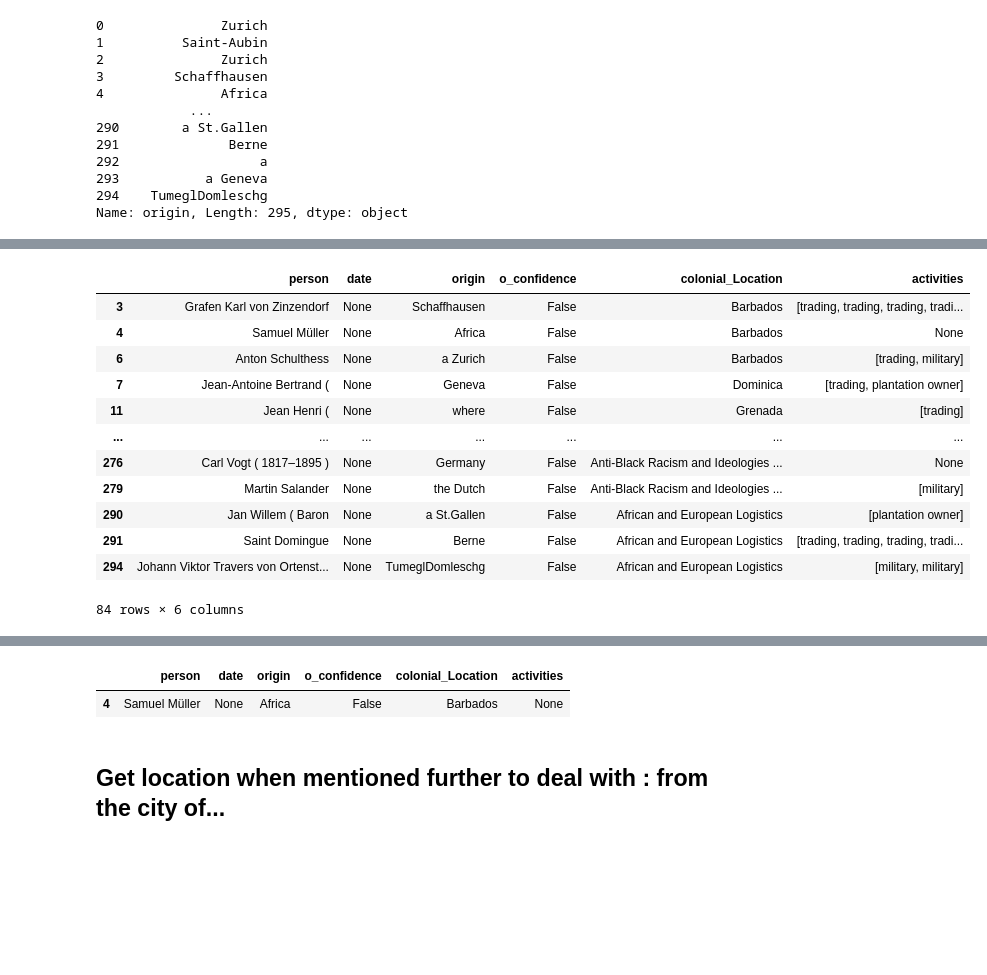
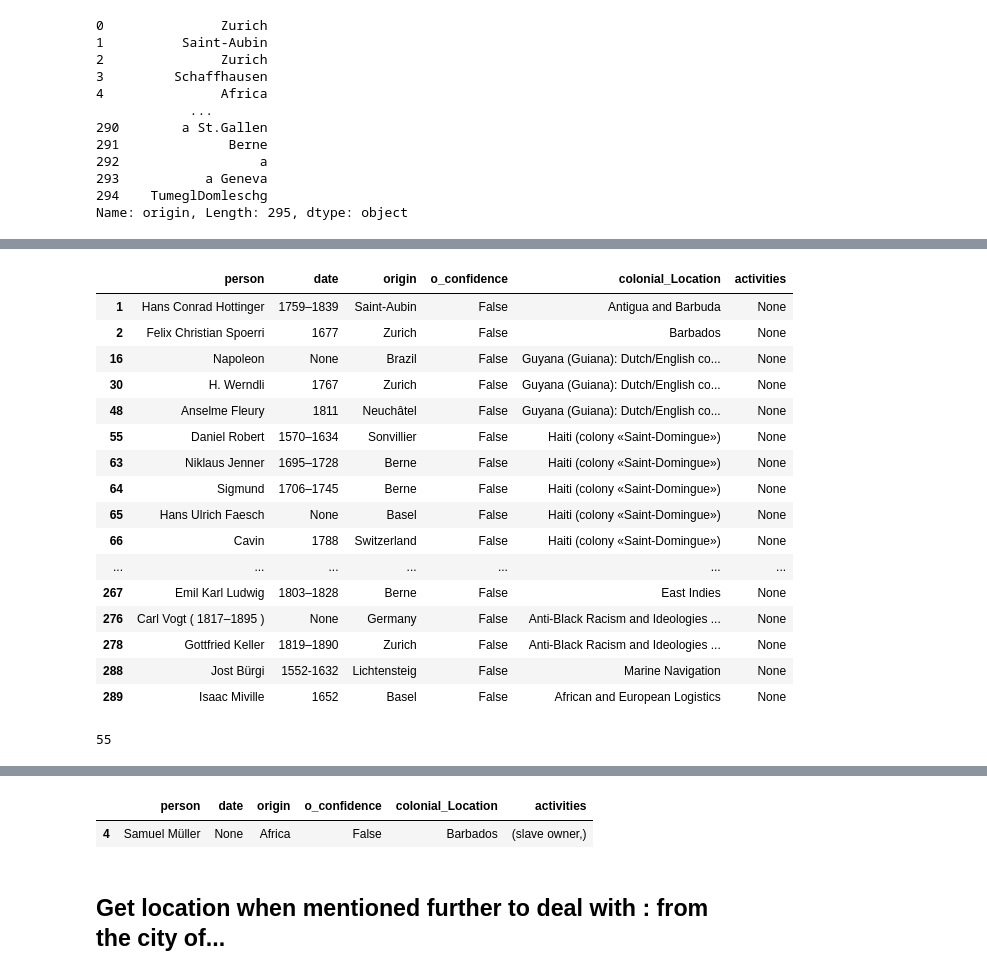
Before and after one commit to ych-wang/Colonial-heritage-in-Switzerland, a Jupyter notebook: caricom-text-processing.ipynb, the cells around one changed output, grey strips where cells are left out. Cells and saved outputs as stored; diff of their text form; code cells hidden in the pictures; blank space fills up the shorter version.

Commit message:
entry with no detailed activities

```diff
--- a/caricom-text-processing.ipynb
+++ b/caricom-text-processing.ipynb
@@ -640,21 +640,12 @@ def colonial_location(text,tocList) :
     colonialLoc = tocList[tocListIndex.index(tocFromText)][1]
 
     return colonialLoc
-# %%
-import re
-def activites(text):
-    goods = ['cotton', 'indigo', 'sugar', 'tobacco', 'textile']
-    trading = ['company', 'companies', 'merchants', 'merchant']
-    military = ['captain','lieutenant','commander','regiment', 'rebellion', 'troops']
-    plantation = ['plantation', 'plantations']
-    slave_trade = ['slave ship', 'slave-ship']
-    slave_owner = ['slaves', 'slave']
 # %%
 activites(text)
 # %% [output]
 After 1800, Anton Schulthess from a Zurich merchant and banking family served as captain in the British Royal-African-Corps in Barbados. In 1814, his elder brother, Colonel Paravicin Schulthess ( 1757 ...
 # %%
-text = text_and_tags(ner_items[13])[0]
+text = text_and_tags(ner_items[462])[0]
 # %%
 def colonial_activites(text):
     # Colonial activities
@@ -663,7 +654,8 @@ def colonial_activites(text):
     military = ['soldier','captain','lieutenant','commander','regiment', 'rebellion', 'troops']
     plantation = ['plantation', 'plantations']
     slave_trade = ['slave ship', 'slave-ship']
-    slave_owner = ['slaves', 'slave']
+    slave_owner = ['slaves', 'slave', 'slave-owner']
+    racist = ['racism', 'racist', 'races']
     result = []
     fam_idx = -1
     fam = False
@@ -674,9 +666,10 @@ def colonial_activites(text):
     for i, word in enumerate(text):
         if word in trading:
             idx = i
-            if not fam:
+            #print(i)
+            if not fam: # check if it's from a merchant family
                 result.append('trading')
-            elif fam_idx - i > 5:
+            elif abs(fam_idx - i) > 5:
                 result.append('trading')
         if word in military:
             result.append('military')
@@ -687,8 +680,10 @@ def colonial_activites(text):
             result.append('slave trade')
         if word in slave_owner:
             result.append('slave owner')
+        if word in racist:
+            result.append('racist')
 
-    return None if len(result) == 0 else list(set(result))
+    return None if len(result) == 0 else tuple(set(result))
 # %%
 colonial_activites(text)
 # %% [output]
@@ -822,19 +838,28 @@ Name: origin, Length: 295, dtype: object
 # %%
-caricomDataRaw.loc[caricomDataRaw['date'].values == None]
+
+caricomDataRaw.loc[caricomDataRaw['activities'].values == None]
 # %% [output]
 |  | person | date | origin | o_confidence | colonial_Location | activities |
-| 3 | Grafen Karl von Zinzendorf | None | Schaffhausen | False | Barbados | [trading, trading, trading, tradi... |
-| 4 | Samuel Müller | None | Africa | False | Barbados | None |
-| 6 | Anton Schulthess | None | a Zurich | False | Barbados | [trading, military] |
-| 7 | Jean-Antoine Bertrand ( | None | Geneva | False | Dominica | [trading, plantation owner] |
-| 11 | Jean Henri ( | None | where | False | Grenada | [trading] |
+| 1 | Hans Conrad Hottinger | 1759­–1839 | Saint-Aubin | False | Antigua and Barbuda | None |
+| 2 | Felix Christian Spoerri | 1677 | Zurich | False | Barbados | None |
+| 16 | Napoleon | None | Brazil | False | Guyana (Guiana): Dutch/English co... | None |
+| 30 | H. Werndli | 1767 | Zurich | False | Guyana (Guiana): Dutch/English co... | None |
+| 48 | Anselme Fleury | 1811 | Neuchâtel | False | Guyana (Guiana): Dutch/English co... | None |
+| 55 | Daniel Robert | 1570–1634 | Sonvillier | False | Haiti (colony «Saint-Domingue») | None |
+| 63 | Niklaus Jenner | 1695–1728 | Berne | False | Haiti (colony «Saint-Domingue») | None |
+| 64 | Sigmund | 1706–1745 | Berne | False | Haiti (colony «Saint-Domingue») | None |
+| 65 | Hans Ulrich Faesch | None | Basel | False | Haiti (colony «Saint-Domingue») | None |
+| 66 | Cavin | 1788 | Switzerland | False | Haiti (colony «Saint-Domingue») | None |
 | ... | ... | ... | ... | ... | ... | ... |
+| 267 | Emil Karl Ludwig | 1803–1828 | Berne | False | East Indies | None |
 | 276 | Carl Vogt ( 1817–1895 ) | None | Germany | False | Anti-Black Racism and Ideologies ... | None |
-| 279 | Martin Salander | None | the Dutch | False | Anti-Black Racism and Ideologies ... | [military] |
-| 290 | Jan Willem ( Baron | None | a St.Gallen | False | African and European Logistics | [plantation owner] |
-| 291 | Saint Domingue | None | Berne | False | African and European Logistics | [trading, trading, trading, tradi... |
-| 294 | Johann Viktor Travers von Ortenst... | None | TumeglDomleschg | False | African and European Logistics | [military, military] |
+| 278 | Gottfried Keller | 1819–1890 | Zurich | False | Anti-Black Racism and Ideologies ... | None |
+| 288 | Jost Bürgi | 1552-1632 | Lichtensteig | False | Marine Navigation | None |
+| 289 | Isaac Miville | 1652 | Basel | False | African and European Logistics | None |
-84 rows × 6 columns
+# %%
+len(caricomDataRaw.loc[caricomDataRaw['activities'].values == None])
+# %% [output]
+55
 # %%
 caricomDataRaw['origin'].unique()
 # %% [output]
@@ -875,7 +900,7 @@ array(['Antigua and Barbuda', 'Barbados', 'Dominica', 'Grenada',
 caricomDataRaw.iloc[4:5]
 # %% [output]
 |  | person | date | origin | o_confidence | colonial_Location | activities |
-| 4 | Samuel Müller | None | Africa | False | Barbados | None |
+| 4 | Samuel Müller | None | Africa | False | Barbados | (slave owner,) |
 # %% [markdown]
 
 ## Get location when mentioned further to deal with : from the city of...
```
Also changed, not shown: parts of 8 cells of this notebook.
